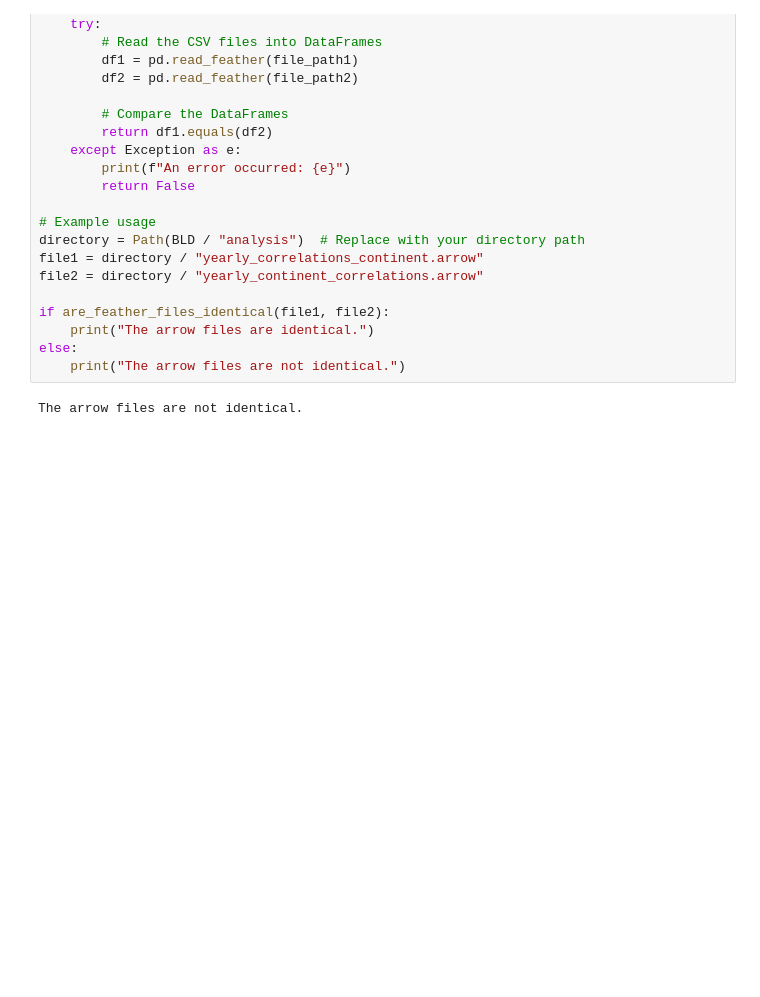
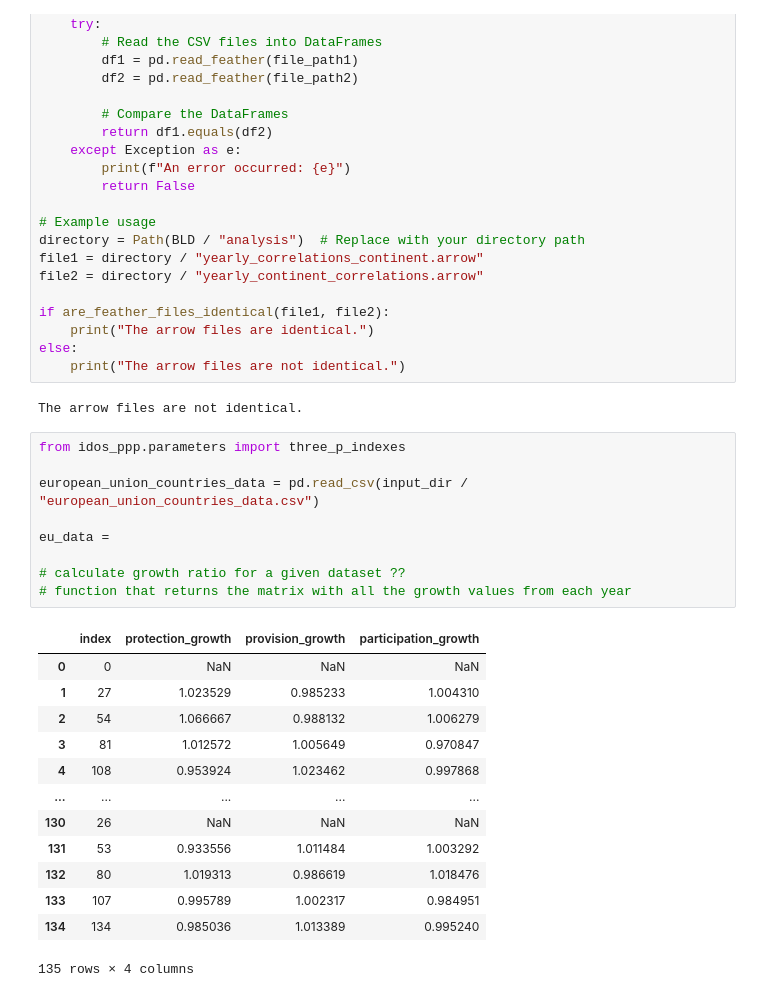
Before and after one commit to sergeimolinari/IDOS-PPP, a Jupyter notebook: src/idos_ppp/data_management/try.ipynb, the cells around one changed output. Cells and saved outputs as stored; diff of their text form; blank space fills up the shorter version.

Commit message:
Start producing new function for growth ratio.

```diff
--- a/src/idos_ppp/data_management/try.ipynb
+++ b/src/idos_ppp/data_management/try.ipynb
@@ -472,3 +472,26 @@ else:
     print("The arrow files are not identical.")
 # %% [output]
 The arrow files are not identical.
+# %%
+from idos_ppp.parameters import three_p_indexes
+
+european_union_countries_data = pd.read_csv(input_dir / "european_union_countries_data.csv")
+
+eu_data =
+
+# calculate growth ratio for a given dataset ??
+# function that returns the matrix with all the growth values from each year
+# %% [output]
+|  | index | protection_growth | provision_growth | participation_growth |
+| 0 | 0 | NaN | NaN | NaN |
+| 1 | 27 | 1.023529 | 0.985233 | 1.004310 |
+| 2 | 54 | 1.066667 | 0.988132 | 1.006279 |
+| 3 | 81 | 1.012572 | 1.005649 | 0.970847 |
+| 4 | 108 | 0.953924 | 1.023462 | 0.997868 |
+| ... | ... | ... | ... | ... |
+| 130 | 26 | NaN | NaN | NaN |
+| 131 | 53 | 0.933556 | 1.011484 | 1.003292 |
+| 132 | 80 | 1.019313 | 0.986619 | 1.018476 |
+| 133 | 107 | 0.995789 | 1.002317 | 0.984951 |
+| 134 | 134 | 0.985036 | 1.013389 | 0.995240 |
+135 rows × 4 columns
```
Also changed, not shown: 3 other files.
